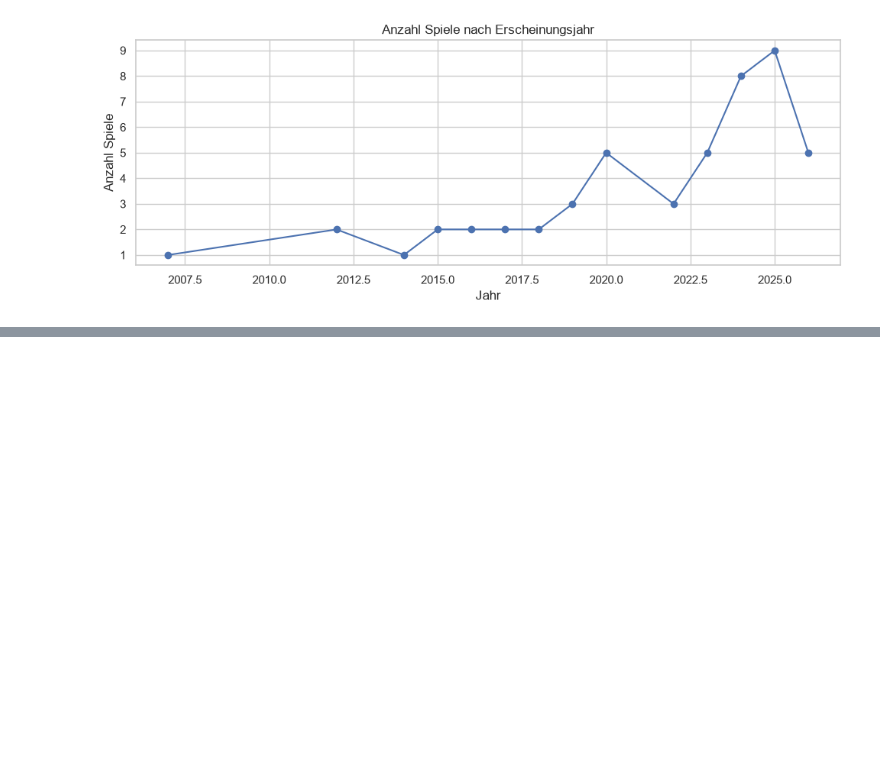
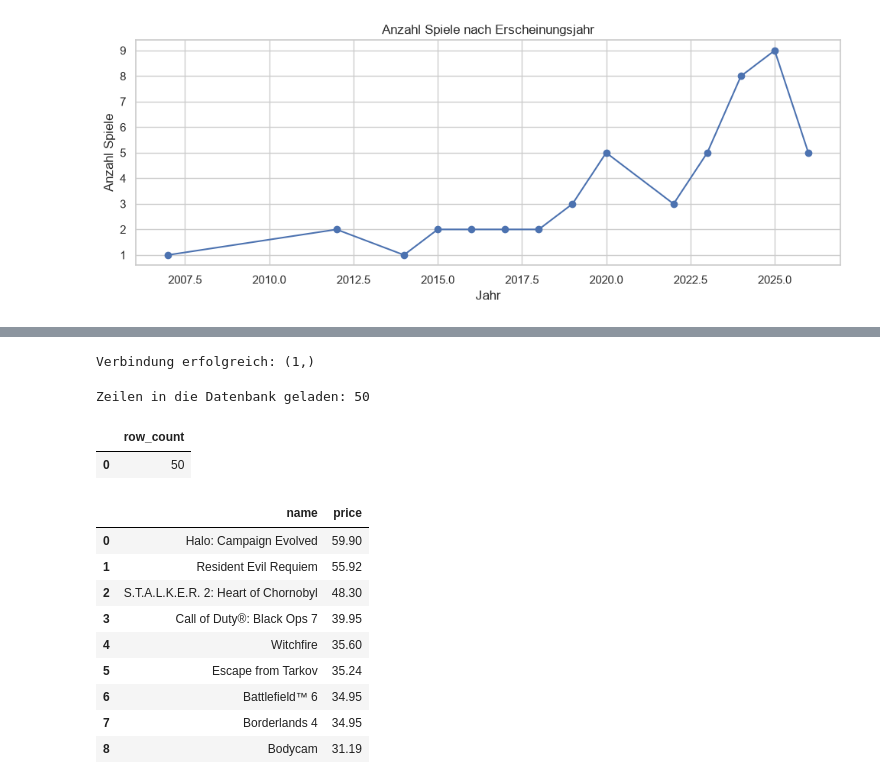
Before and after one commit to axpogroup/introductory-apprenticeship-axsa, a Jupyter notebook: web_scraper/steam_scraper.ipynb, the cells around one changed output, grey strips where cells are left out. Drawn from its saved outputs; the diff is of its cells as text; code cells hidden in the pictures; blank space fills up the shorter version.

```diff
--- a/web_scraper/steam_scraper.ipynb
+++ b/web_scraper/steam_scraper.ipynb
@@ -373,0 +381,40 @@ df.head()
+# %%
+db_user = 'apprentice'
+db_pass = 'apprentice_pw'
+db_host = 'localhost'
+db_port = '5432'
+db_name = 'apx_data'
+
+conn_str = f'postgresql+psycopg://{db_user}:{db_pass}@{db_host}:{db_port}/{db_name}'
+
+engine = create_engine(conn_str)
+with engine.connect() as conn:
+    result = conn.execute(text('select 1'))
+    print('Verbindung erfolgreich:', result.fetchone())
+# %% [output]
+Verbindung erfolgreich: (1,)
+# %%
+df.to_sql('steam_games', engine, if_exists='replace', index=False)
+print('Zeilen in die Datenbank geladen:', len(df))
+# %% [output]
+Zeilen in die Datenbank geladen: 50
+# %%
+check = pd.read_sql('select count(*) as row_count from steam_games', engine)
+check
+# %% [output]
+|  | row_count |
+| 0 | 50 |
+# %%
+teure = pd.read_sql('select name, price from steam_games where price > 30 order by price desc', engine)
+teure
+# %% [output]
+|  | name | price |
+| 0 | Halo: Campaign Evolved | 59.90 |
+| 1 | Resident Evil Requiem | 55.92 |
+| 2 | S.T.A.L.K.E.R. 2: Heart of Chornobyl | 48.30 |
+| 3 | Call of Duty®: Black Ops 7 | 39.95 |
+| 4 | Witchfire | 35.60 |
+| 5 | Escape from Tarkov | 35.24 |
+| 6 | Battlefield™ 6 | 34.95 |
+| 7 | Borderlands 4 | 34.95 |
+| 8 | Bodycam | 31.19 |
```
Also changed, not shown: parts of 1 cell of this notebook.
